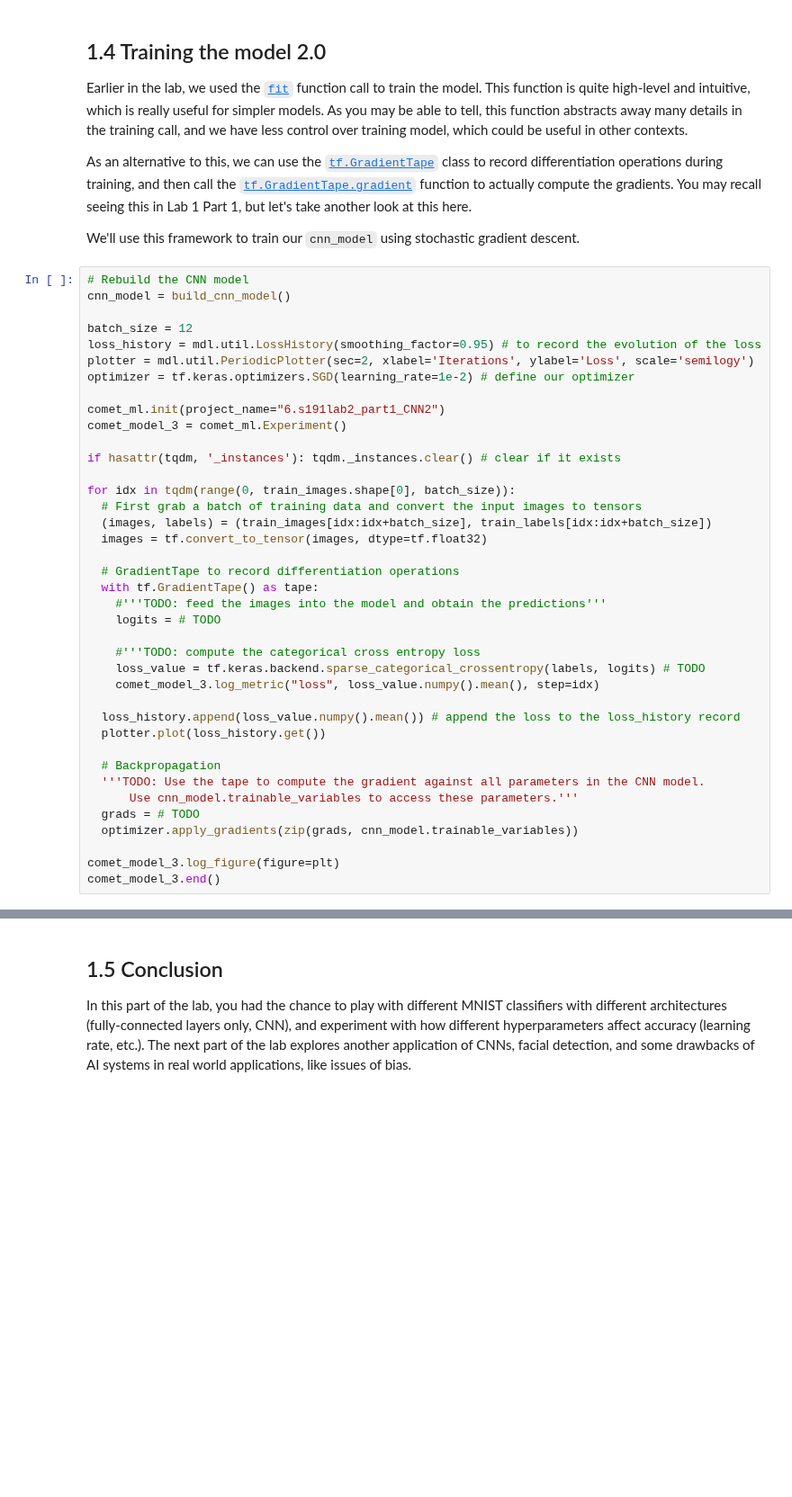
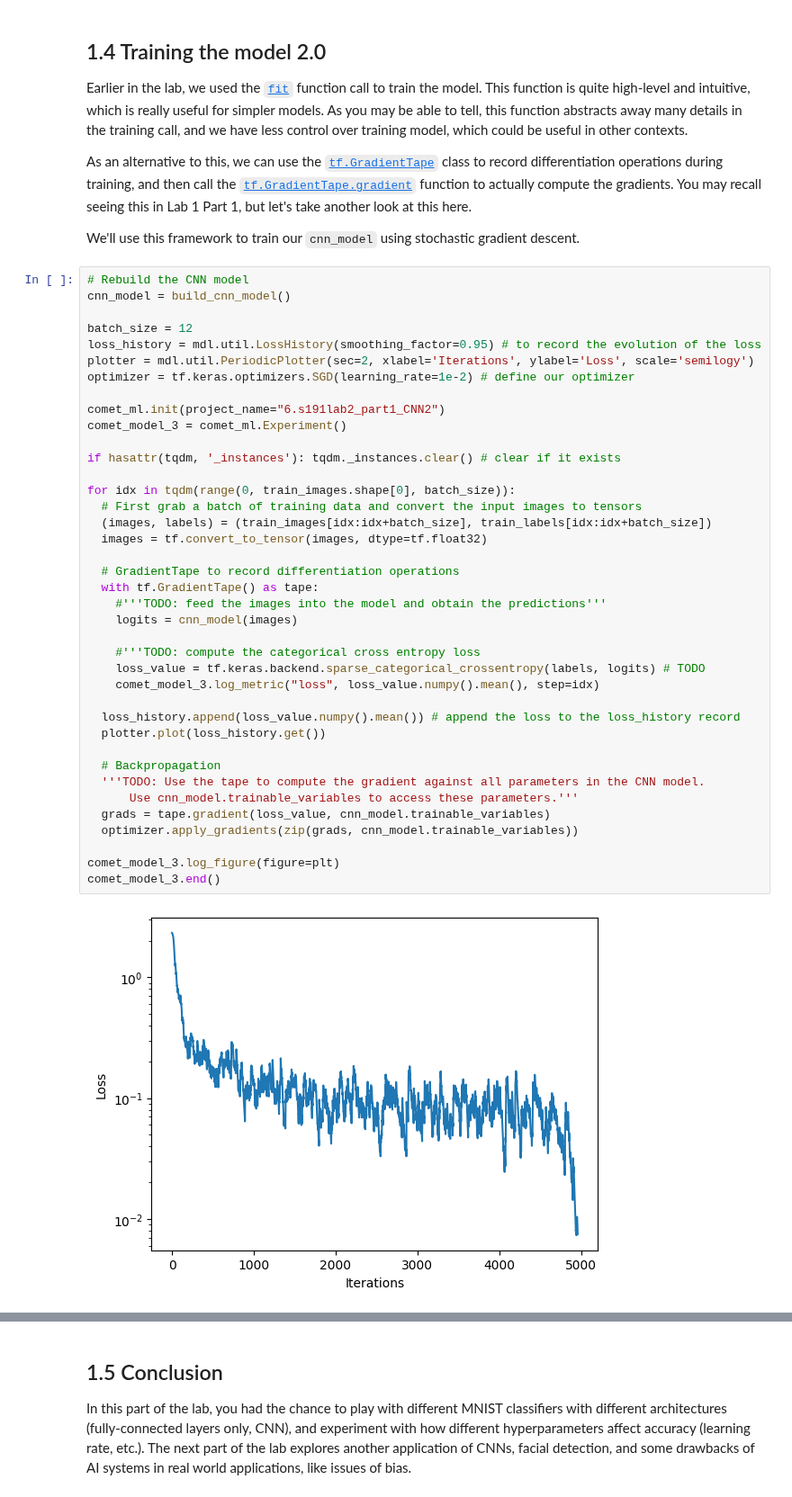
Before and after one commit to NoahGruenert/MIT-Deep-Learning-Intro, a Jupyter notebook: lab2/TF_Part1_MNIST.ipynb, the cells around one changed output, grey strips where cells are left out. Shown at 90% size. Drawn from its saved outputs; the diff is of its cells as text; blank space fills up the shorter version.

```diff
--- a/lab2/TF_Part1_MNIST.ipynb
+++ b/lab2/TF_Part1_MNIST.ipynb
@@ -450,32 +452,34 @@ plotter = mdl.util.PeriodicPlotter(sec=2, xlabel='Iterations', ylabel='Loss', sc
 optimizer = tf.keras.optimizers.SGD(learning_rate=1e-2) # define our optimizer
 
 comet_ml.init(project_name="6.s191lab2_part1_CNN2")
 comet_model_3 = comet_ml.Experiment()
 
 if hasattr(tqdm, '_instances'): tqdm._instances.clear() # clear if it exists
 
 for idx in tqdm(range(0, train_images.shape[0], batch_size)):
   # First grab a batch of training data and convert the input images to tensors
   (images, labels) = (train_images[idx:idx+batch_size], train_labels[idx:idx+batch_size])
   images = tf.convert_to_tensor(images, dtype=tf.float32)
 
   # GradientTape to record differentiation operations
   with tf.GradientTape() as tape:
     #'''TODO: feed the images into the model and obtain the predictions'''
-    logits = # TODO
+    logits = cnn_model(images)
 
     #'''TODO: compute the categorical cross entropy loss
     loss_value = tf.keras.backend.sparse_categorical_crossentropy(labels, logits) # TODO
     comet_model_3.log_metric("loss", loss_value.numpy().mean(), step=idx)
 
   loss_history.append(loss_value.numpy().mean()) # append the loss to the loss_history record
   plotter.plot(loss_history.get())
 
   # Backpropagation
   '''TODO: Use the tape to compute the gradient against all parameters in the CNN model.
       Use cnn_model.trainable_variables to access these parameters.'''
-  grads = # TODO
+  grads = tape.gradient(loss_value, cnn_model.trainable_variables)
   optimizer.apply_gradients(zip(grads, cnn_model.trainable_variables))
 
 comet_model_3.log_figure(figure=plt)
 comet_model_3.end()
+# %% [output]
+[figure, added]
```
Also changed, not shown: parts of 14 cells of this notebook.
